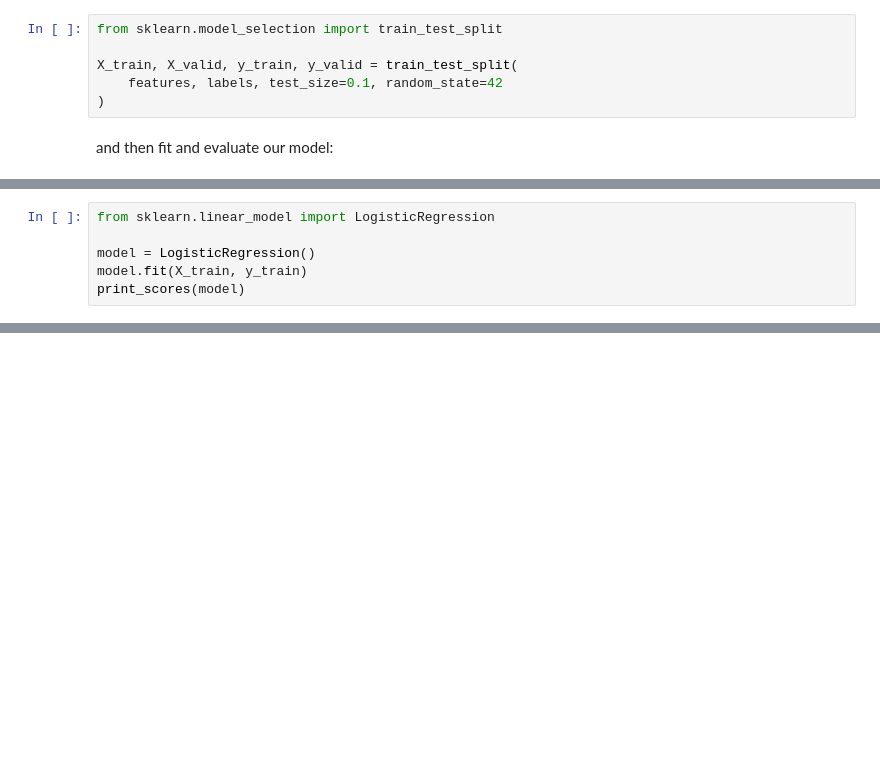
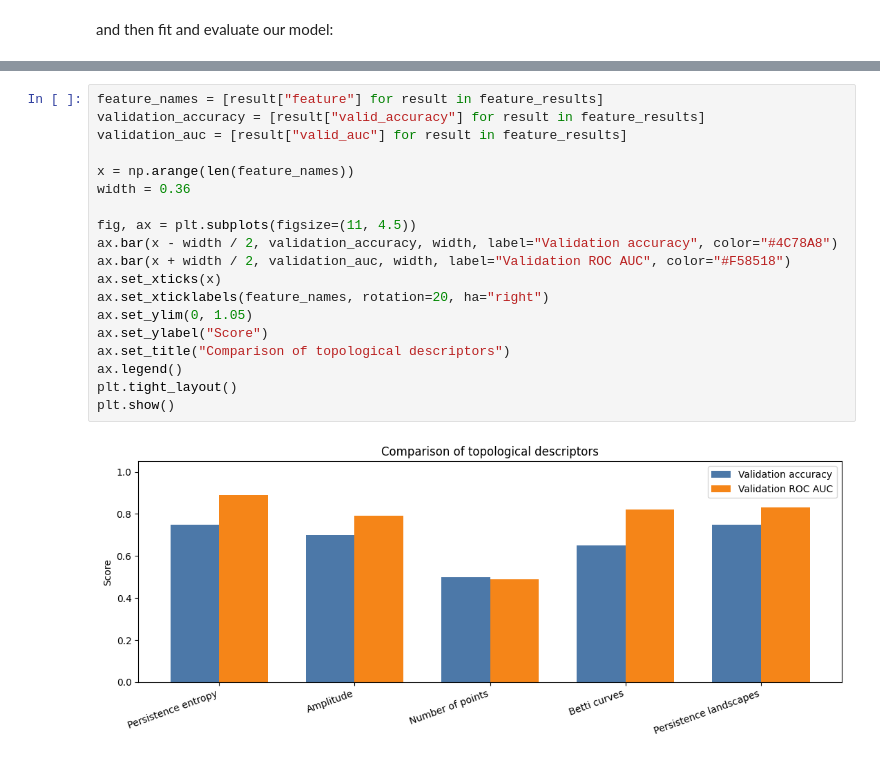
Before and after one commit to Arielo00/LIGOGravitationalWavesWithTDA, a Jupyter notebook: Code/gravitational_waves_detection.ipynb, the cells around one changed output, grey strips where cells are left out. Drawn from its saved outputs; the diff is of its cells as text; blank space fills up the shorter version.

```diff
--- a/Code/gravitational_waves_detection.ipynb
+++ b/Code/gravitational_waves_detection.ipynb
@@ -251,11 +368,5 @@ features = topological_transfomer.fit_transform(noisy_signals)
 ### Train and evaluate a model
 # %% [markdown]
 For the final step, let's train a simple classifier on our topological features. As usual we create training and validation sets
-# %%
-from sklearn.model_selection import train_test_split
-
-X_train, X_valid, y_train, y_valid = train_test_split(
-    features, labels, test_size=0.1, random_state=42
-)
 # %% [markdown]
 and then fit and evaluate our model:
@@ -280,6 +372,0 @@ def print_scores(fitted_model):
-# %%
-from sklearn.linear_model import LogisticRegression
-
-model = LogisticRegression()
-model.fit(X_train, y_train)
-print_scores(model)
@@ -291,3 +432,24 @@ ROC AUC on valid: 1.0
+# %%
+feature_names = [result["feature"] for result in feature_results]
+validation_accuracy = [result["valid_accuracy"] for result in feature_results]
+validation_auc = [result["valid_auc"] for result in feature_results]
+
+x = np.arange(len(feature_names))
+width = 0.36
+
+fig, ax = plt.subplots(figsize=(11, 4.5))
+ax.bar(x - width / 2, validation_accuracy, width, label="Validation accuracy", color="#4C78A8")
+ax.bar(x + width / 2, validation_auc, width, label="Validation ROC AUC", color="#F58518")
+ax.set_xticks(x)
+ax.set_xticklabels(feature_names, rotation=20, ha="right")
+ax.set_ylim(0, 1.05)
+ax.set_ylabel("Score")
+ax.set_title("Comparison of topological descriptors")
+ax.legend()
+plt.tight_layout()
+plt.show()
+# %% [output]
+[figure, added]
 # %% [markdown]
 # Conclusion
 
```
Also changed, not shown: parts of 19 cells of this notebook.
